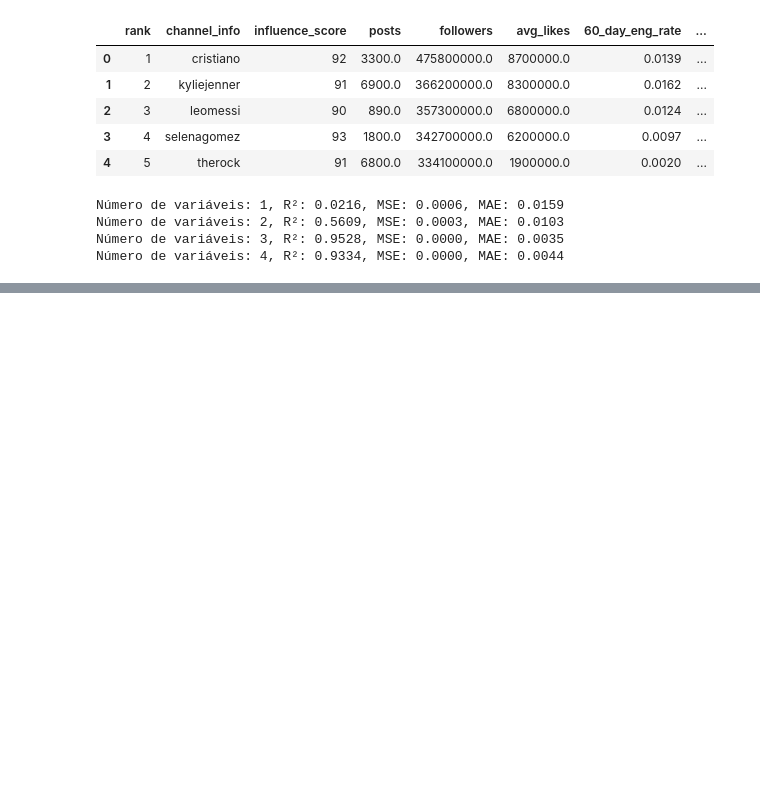
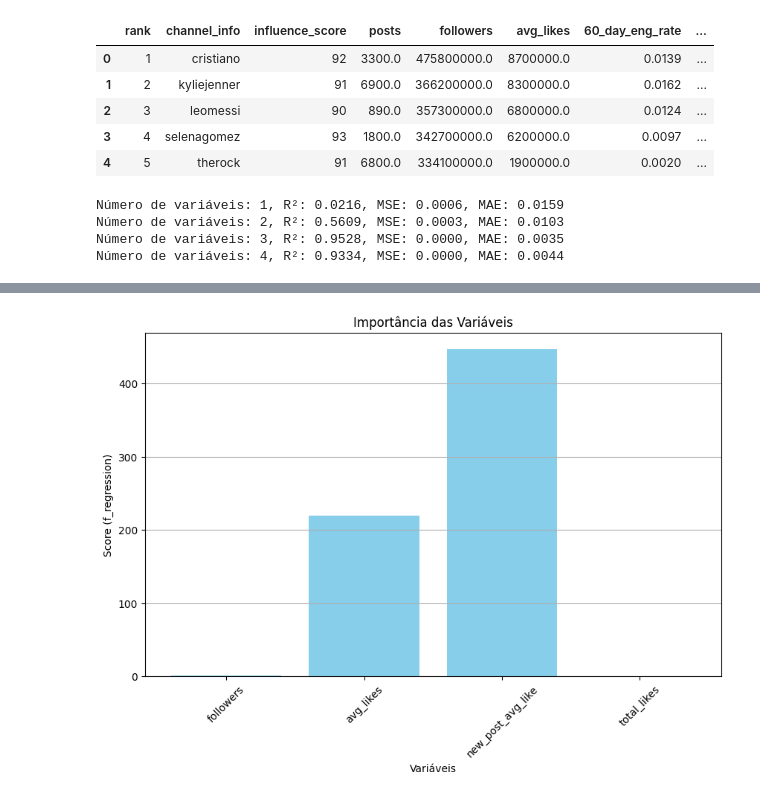
Before and after one commit to Victor-Silv4/RESTIC, a Jupyter notebook: main.ipynb, the cells around one changed output, grey strips where cells are left out. Saved outputs shown, nothing was run; the diff lists cells and outputs as text; code cells hidden in the pictures; blank space fills up the shorter version.

```diff
--- a/main.ipynb
+++ b/main.ipynb
@@ -102,0 +110,16 @@ Número de variáveis: 4, R²: 0.9334, MSE: 0.0000, MAE: 0.0044
+# %%
+import numpy as np
+
+feature_scores = best_features.scores_
+features = X.columns
+
+plt.figure(figsize=(10, 6))
+plt.bar(features, feature_scores, color='skyblue')
+plt.title('Importância das Variáveis')
+plt.xlabel('Variáveis')
+plt.ylabel('Score (f_regression)')
+plt.xticks(rotation=45)
+plt.grid(axis='y')
+plt.show()
+# %% [output]
+[figure, added]
```
Also changed, not shown: parts of 10 cells of this notebook.
